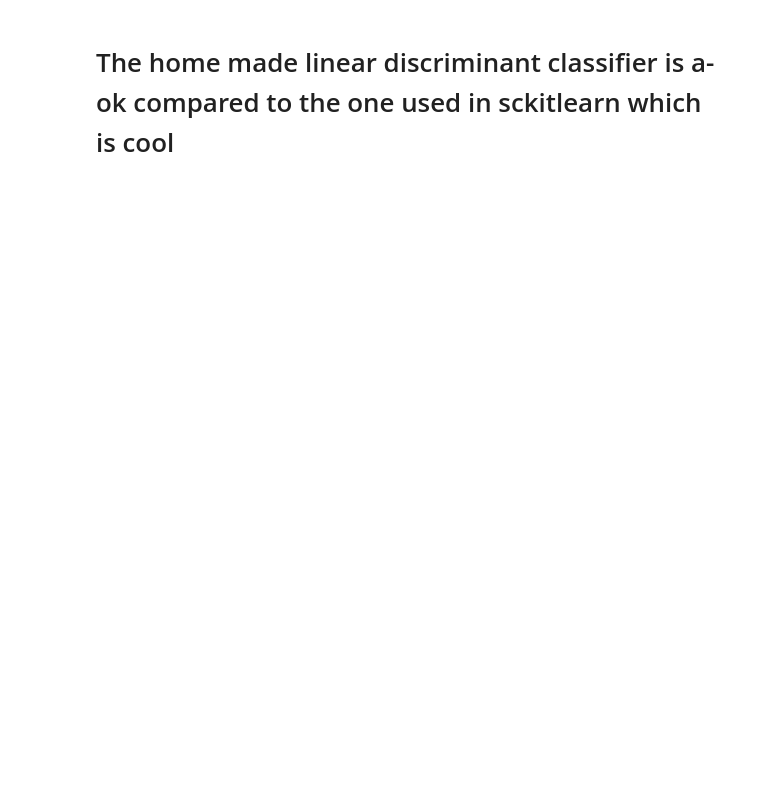
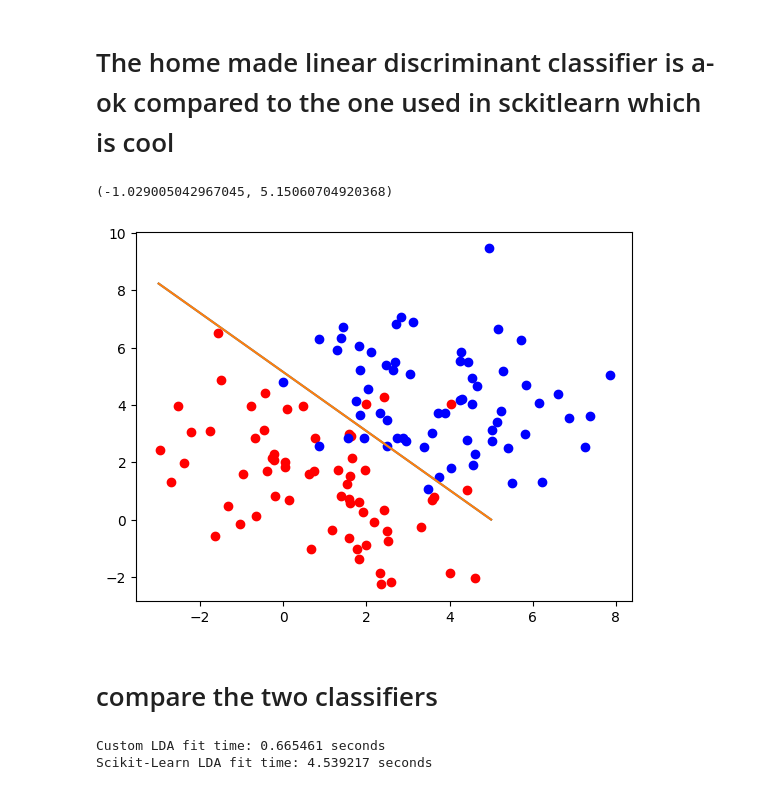
Before and after one commit to beep1000101/Perceptron, a Jupyter notebook: fisher.ipynb, the cells around one changed output. Drawn from its saved outputs; the diff is of its cells as text; code cells hidden in the pictures; blank space fills up the shorter version.

```diff
--- a/fisher.ipynb
+++ b/fisher.ipynb
@@ -155,0 +164,54 @@ plt.show()
+# %%
+ldaf = LDAFisherClassifier(group_adam, group_eve)
+# %%
+ldaf.fit()
+slope, intercept = ldaf.linear_params()
+# %%
+slope, intercept
+# %% [output]
+(-1.029005042967045, 5.15060704920368)
+# %%
+plt.plot(group_adam[:, 0], group_adam[:, 1], 'ro')
+plt.plot(group_eve[:, 0], group_eve[:, 1], 'bo')
+plt.plot(x, y)
+plt.plot(x, slope * x + intercept)
+plt.show()
+# %% [output]
+[figure, added]
+# %% [markdown]
+# compare the two classifiers
+# %%
+import numpy as np
+import time
+from sklearn.discriminant_analysis import LinearDiscriminantAnalysis
+
+# Define your custom LDA Fisher Classifier
+
+# Generate synthetic data
+np.random.seed(0)
+size = 10000000
+class1 = np.random.randn(size, 2) + np.array([2, 2])  # Increased dataset size for better timing analysis
+class2 = np.random.randn(size, 2) + np.array([5, 5])
+
+# Initialize classifiers
+custom_lda = LDAFisherClassifier(class1, class2)
+lda_sklearn = LinearDiscriminantAnalysis()
+
+# Timing Custom LDA
+start_time = time.time()
+custom_lda.fit()
+custom_time = time.time() - start_time
+
+# Timing Scikit-Learn LDA
+X = np.vstack([class1, class2])
+y = np.array([0]*size + [1]*size)
+start_time = time.time()
+lda_sklearn.fit(X, y)
+sklearn_time = time.time() - start_time
+
+# Print out the comparison results
+print(f"Custom LDA fit time: {custom_time:.6f} seconds")
+print(f"Scikit-Learn LDA fit time: {sklearn_time:.6f} seconds")
+# %% [output]
+Custom LDA fit time: 0.665461 seconds
+Scikit-Learn LDA fit time: 4.539217 seconds
```
Also changed, not shown: parts of 16 cells of this notebook, 2 other files.
